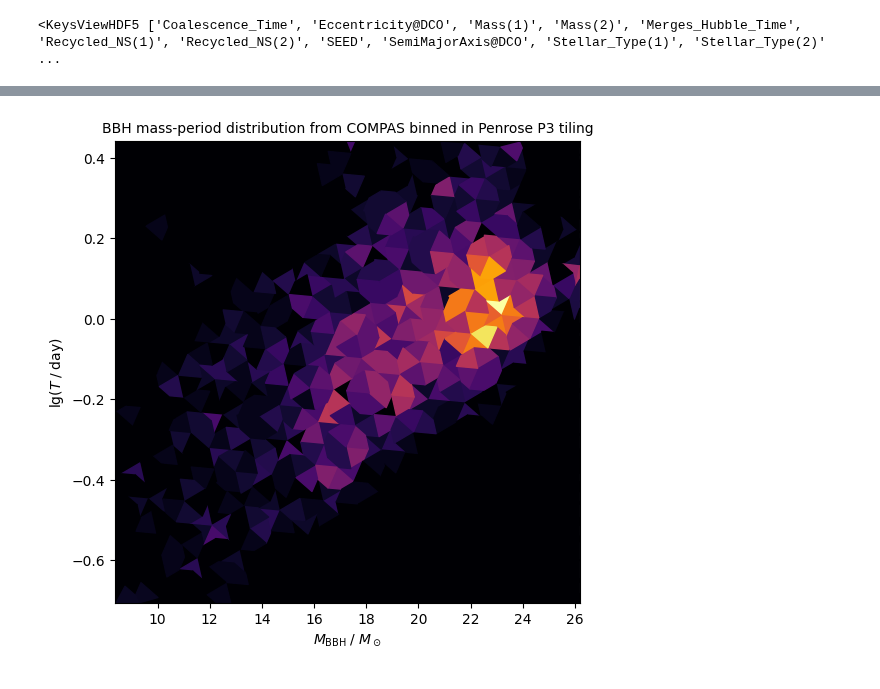
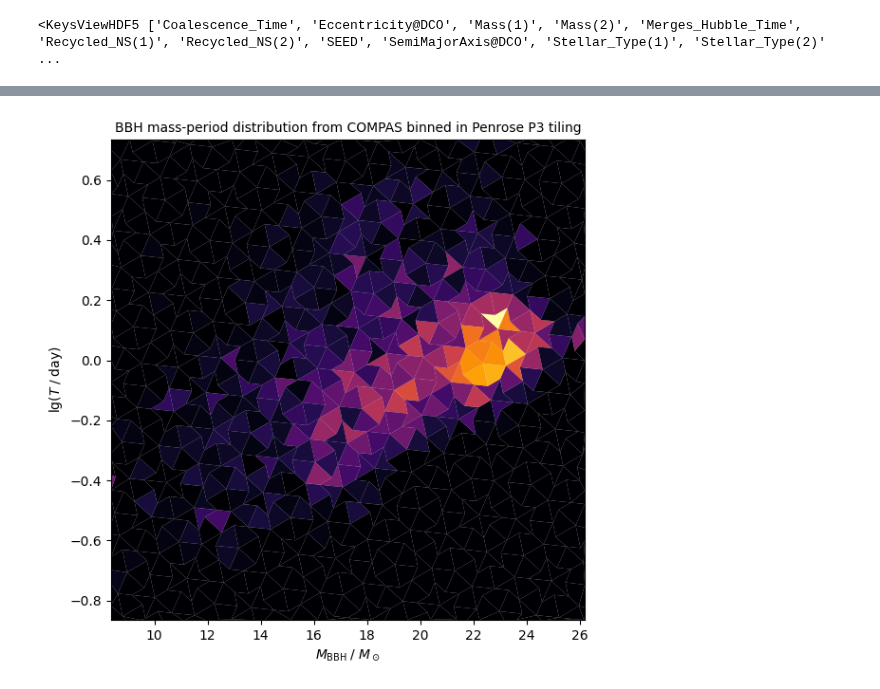
Before and after one commit to nj-vs-vh/funbin, a Jupyter notebook: paper.ipynb, the cells around one changed output, grey strips where cells are left out. Drawn from its saved outputs; the diff is of its cells as text; code cells hidden in the pictures.

```diff
--- a/paper.ipynb
+++ b/paper.ipynb
@@ -194,33 +196,34 @@ ax.hist(ecc, bins=100);
 # %%
-f, ax = plt.subplots()
-
+fig, ax = plt.subplots()
 
 mask_M1isNS = M1 <= 2.5  # M1 is a NS if mass is <= 2.5 Msun
 mask_M2isNS = M2 <= 2.5  # M2 is a NS if mass is <= 2.5 Msun
 mask_BHBH = (mask_M1isNS == 0) & (mask_M2isNS == 0)  # if true then the system is a BHBH
 
 separation = fDCO["SemiMajorAxis@DCO"][...].squeeze()  # in AU
 Period = separation_to_period_circular_case(separation * u.au, M1 * u.M_sun, M2 * u.M_sun)
 # the merger time is called the "coalescence time"
 coalescence_time = fDCO["Coalescence_Time"][...].squeeze() * u.Myr  # Myr
 t_Hubble = 13.7 * u.Gyr
 mask_tHubble = coalescence_time < t_Hubble
 ecc = fDCO["Eccentricity@DCO"][...].squeeze()
 
-mask = (mask_BHBH == 1) & (mask_tHubble == 1) & (Period < 40 * u.d) & (ecc < 0.5)
+mask = (mask_BHBH == 1) & (mask_tHubble == 1) & (Period < 40 * u.d) & (ecc < 0.7)
 
 x = (M1 + M2)[mask]
 y = np.log10(Period[mask].to(u.d).value)
 # y = ecc[mask]
 # ax.hist2d(x, y, bins=25)
 funbin(ax, x, y, tiling=penrose_tiling(kind="P2", bins=(30, 30)), norm="linear")
 # ax.set_yscale("log")
 
 ax.set_xlabel("$ M_\\text{BBH} \\; / \\; M_\\odot $")
 # ax.set_yticklabels([f"{10**t:.3g}" for t in ax.get_yticks()])
 ax.set_ylabel("$ \\lg( T \\; / \\; \\text{day} )$")
 # ax.set_ylabel("$ e $")
 
-ax.set_title("BBH mass-period distribution from COMPAS binned in Penrose P3 tiling");
+ax.set_title("BBH mass-period distribution from COMPAS binned in Penrose P3 tiling")
+fig.tight_layout()
+fig.savefig("media/paper/bbh-spin-period-penrose-p2.pdf")
 # %% [output]
-[figure, old version]
+[figure, new version]
```
Also changed, not shown: parts of 7 cells of this notebook, 2 other files.
